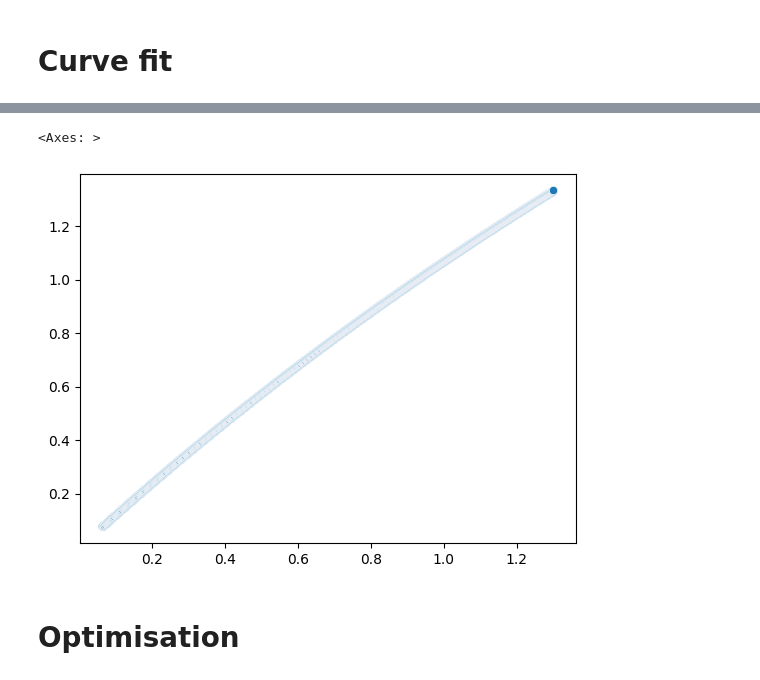
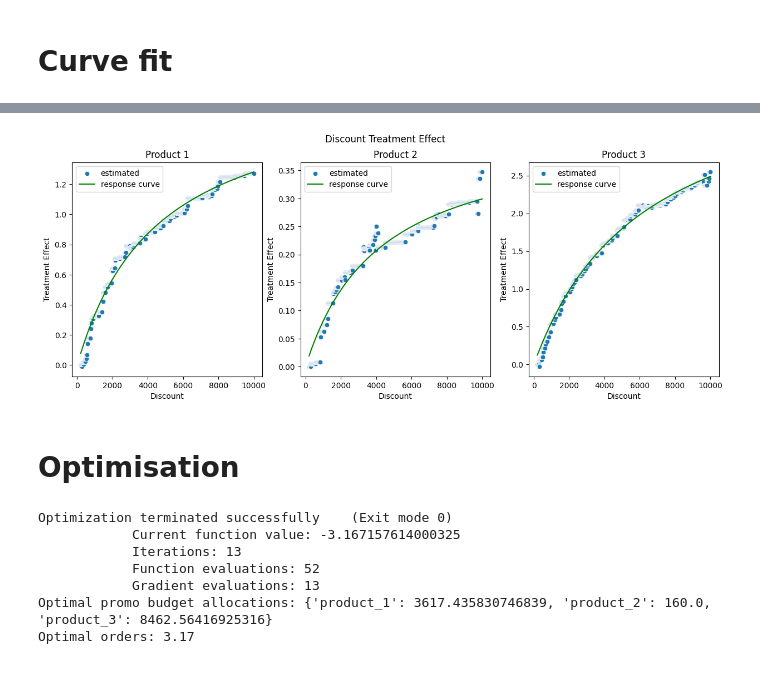
Before and after one commit to raz1470/causal_ai, a Jupyter notebook: notebooks/optimising nonlinear treatment effects in pricing and promotions.ipynb, the cells around one changed output, grey strips where cells are left out. Cells and saved outputs as stored; diff of their text form; code cells hidden in the pictures.

```diff
--- a/notebooks/optimising nonlinear treatment effects in pricing and promotions.ipynb
+++ b/notebooks/optimising nonlinear treatment effects in pricing and promotions.ipynb
@@ -213,7 +279,40 @@ sns.scatterplot(x=T, y=treatment_effect_curve)
-# %%
-sns.scatterplot(x=treatment_effect_curve, y=T_mm)
-# %% [output]
-<Axes: >
-[figure, removed]
+# %%
+popt_1, pcov_1 = response_curves(treatment_effect_1, df_scoring_1)
+popt_2, pcov_2 = response_curves(treatment_effect_2, df_scoring_2)
+popt_3, pcov_3 = response_curves(treatment_effect_3, df_scoring_3)
+# %%
+treatment_effect_curve_1 = michaelis_menten(df_scoring_1['T'], popt_1[0], popt_1[1])
+treatment_effect_curve_2 = michaelis_menten(df_scoring_2['T'], popt_2[0], popt_2[1])
+treatment_effect_curve_3 = michaelis_menten(df_scoring_3['T'], popt_3[0], popt_3[1])
+# %%
+# Create a figure and subplots
+fig, axes = plt.subplots(1, 3, figsize=(15, 5))
+
+# Plot scatter plots on each subplot
+sns.scatterplot(x=df_scoring_1['T'], y=treatment_effect_1, ax=axes[0], label='estimated')
+sns.lineplot(x=df_scoring_1['T'], y=treatment_effect_curve_1, ax=axes[0], color='green', label='response curve')
+axes[0].set_title('Product 1')
+axes[0].set_xlabel('Discount')
+axes[0].set_ylabel('Treatment Effect')
+
+sns.scatterplot(x=df_scoring_2['T'], y=treatment_effect_2, ax=axes[1], label='estimated')
+sns.lineplot(x=df_scoring_2['T'], y=treatment_effect_curve_2, ax=axes[1], color='green', label='response curve')
+axes[1].set_title('Product 2')
+axes[1].set_xlabel('Discount')
+axes[1].set_ylabel('Treatment Effect')
+
+sns.scatterplot(x=df_scoring_3['T'], y=treatment_effect_3, ax=axes[2], label='estimated')
+sns.lineplot(x=df_scoring_3['T'], y=treatment_effect_curve_3, ax=axes[2], color='green', label='response curve')
+axes[2].set_title('Product 3')
+axes[2].set_xlabel('Discount')
+axes[2].set_ylabel('Treatment Effect')
+
+# Add labels to the entire figure
+fig.suptitle('Discount Treatment Effect')
+
+# Show plots
+plt.show()
+# %% [output]
+[figure, added]
 # %% [markdown]
 # Optimisation
@@ -289,0 +346,32 @@ def optimize_budget_distribution(
+# %%
+# Set initial guess by equally sharing out the total budget
+initial_guess = [total_budget // len(products)] * len(products)
+
+# Set the lower and upper bounds for each product
+bounds = [budget_ranges[product] for product in products]
+
+# Set the equality constraint - constraining the total budget
+constraints = {"type": "eq", "fun": lambda x: np.sum(x) - total_budget}
+
+# Run optimisation
+result = minimize(
+    lambda x: objective_function(x, products, parameters),
+    initial_guess,
+    method="SLSQP",
+    bounds=bounds,
+    constraints=constraints,
+    options={'disp': True, 'maxiter': 1000, 'ftol': 1e-9},
+)
+
+# Extract results
+optimal_treatment = {product: budget for product, budget in zip(products, result.x, strict=False)}
+print(f'Optimal promo budget allocations: {optimal_treatment}')
+print(f'Optimal orders: {round(result.fun * -1, 2)}')
+# %% [output]
+Optimization terminated successfully    (Exit mode 0)
+            Current function value: -3.167157614000325
+            Iterations: 13
+            Function evaluations: 52
+            Gradient evaluations: 13
+Optimal promo budget allocations: {'product_1': 3617.435830746839, 'product_2': 160.0, 'product_3': 8462.56416925316}
+Optimal orders: 3.17
```
Also changed, not shown: parts of 33 cells of this notebook, 7 other files.
